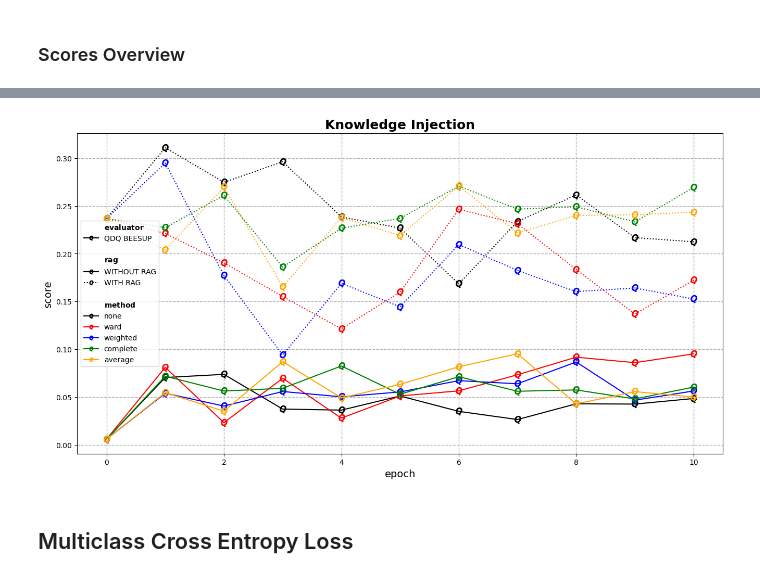
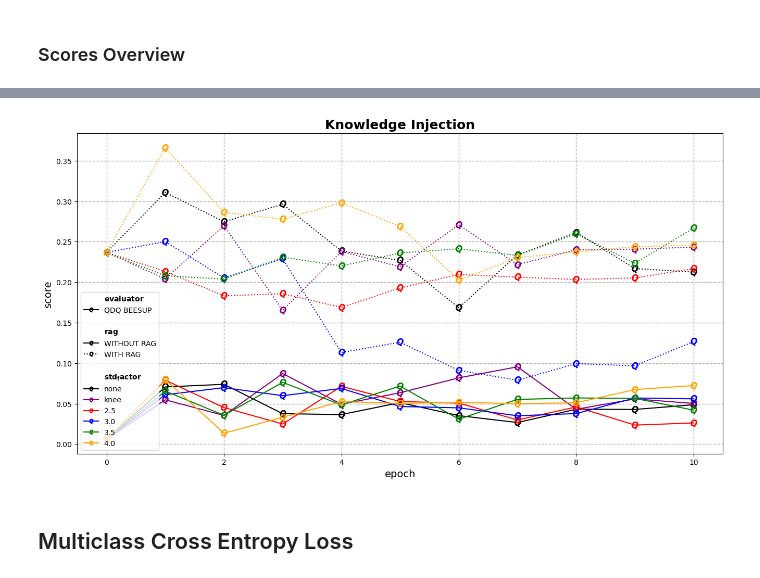
Before and after one commit to fee1ix/beesup_injection_lab, a Jupyter notebook: injection_notebook.ipynb, the cells around one changed output, grey strips where cells are left out. Cells and saved outputs as stored; diff of their text form; code cells hidden in the pictures.

```diff
--- a/injection_notebook.ipynb
+++ b/injection_notebook.ipynb
@@ -2879,7 +4095,7 @@ print(tabulate(table_df, headers='keys', tablefmt='github', showindex=False))
 cols=[]
 for i,row in trees_df.iterrows():
     text=""
-    text+=f"{row.method.upper()}\n\n"
+    text+=f"{row.std_factor}\n\n"
     text+=" | ".join([f"{k:^10}" for k in TREE_KEYS])
     text+="\n"
     text+=" | ".join([f"{row[k]:^10}" for k in TREE_KEYS])
@@ -2910,0 +4149,22 @@ AVERAGE num_inodes | height | avg_depth | width | dia | branching 78 | 8 | 4.498
+# %%
+trees_df['method']=trees_df.apply(get_method_label, axis=1)
+
+text=""
+for i, row in trees_df.iterrows():
+    if pd.isna(row.toc): continue
+
+    # text+="\\begin{figure}[H]\n"
+    # #text+="\\centering\n"
+    text+="\\begin{TreeListingBox}\n"
+
+    text+=row.toc.strip()
+
+    text+="\\end{TreeListingBox}\n"
+    #text+=f"\\caption{{{row.method}}}\n"
+
+    #text+=f"\\label{{fig:{row.method}_tree}}\n"
+    #text+="\\end{figure}\n\n"
+
+    break
+
+print(text)
@@ -2945,6 +4223,6 @@ scores_df
 
 # GROUP over Evaluators
 scores_df=scores_df.groupby(['id','tag'], dropna=False).agg(list).reset_index()
-scores_df=scores_df.merge(experiments_df[['id','method']], left_on='id', right_on='id', how='left')
+scores_df=scores_df.merge(experiments_df[['id','method','std_factor']], left_on='id', right_on='id', how='left')
 scores_df
 # %% [output]
@@ -2964,16 +4242,17 @@ scores_df
 # %%
 plot_df=scores_df[
     (~scores_df.tag.str.contains('ffq', case=False, na=False)) # use '|' as OR in the string
-    &(~scores_df.tag.str.contains('rag', case=False, na=False))
-    &(scores_df.tag.str.contains('mcq', case=False, na=False))
+    #&(~scores_df.tag.str.contains('rag', case=False, na=False))
+    #&(scores_df.tag.str.contains('mcq', case=False, na=False))
     #&(scores_df.tag.str.contains('mcq:.+-rag', case=False, na=False))
-    #&(scores_df.tag.str.contains('qdq', case=False, na=False))
+    &(scores_df.tag.str.contains('qdq', case=False, na=False))
 ].copy()
 
 
 plot_df['evaluator_styledict']=plot_df.apply(get_evaluator_styledict, axis=1)
 plot_df['rag_styledict']=plot_df.apply(get_rag_styledict, axis=1)
-plot_df['method_styledict']=plot_df.apply(get_method_styledict, axis=1)
+#plot_df['method_styledict']=plot_df.apply(get_method_styledict, axis=1)
+plot_df['std_factor_styledict']=plot_df.apply(get_std_factor_styledict, axis=1)
 
 stylerows_df=get_stylerows_df(plot_df)
 stylemap_dict=get_stylemap_dict(stylerows_df)
@@ -2998,35 +4279,35 @@ import matplotlib.pyplot as plt
 TITLE_FONTSIZE=18
 AX_FONTSIZE=14
 
 plt.figure(figsize=(16, 8))
 
 x_col='epoch'
 y_col='score'
 
 for i,plot_row in plot_df.iterrows():
     plt.plot(plot_row[x_col],plot_row[y_col],**plot_row['styledict'], markersize=10)
 
 plt.legend(
     handles=get_handles(plot_df),
-    #loc='lower right',
+    loc='lower left',
     #bbox_to_anchor=(1, 1.0,0.0,0.0),
     #ncol=1,
     #fontsize=AX_FONTSIZE
     )
 
 plt.grid(axis='x', which='major', linestyle='--', linewidth='1.0') #for presentation linewidth='2.0' better
 plt.grid(axis='y', which='major', linestyle='--', linewidth='1.0')
 plt.grid(axis='y', which='minor', linestyle=':', linewidth='1.0')
 
 #plt.ylim(0, 1.0)
 
 plt.title('Knowledge Injection',fontweight='bold',fontsize=TITLE_FONTSIZE)
 plt.xlabel(x_col,fontsize=AX_FONTSIZE)
 plt.ylabel(y_col,fontsize=AX_FONTSIZE)
 
 plt.show()
 # %% [output]
-[figure, old version]
+[figure, new version]
 # %% [markdown]
 ## Multiclass Cross Entropy Loss
 # %%
```
Also changed, not shown: parts of 69 cells of this notebook, 7 other files.
